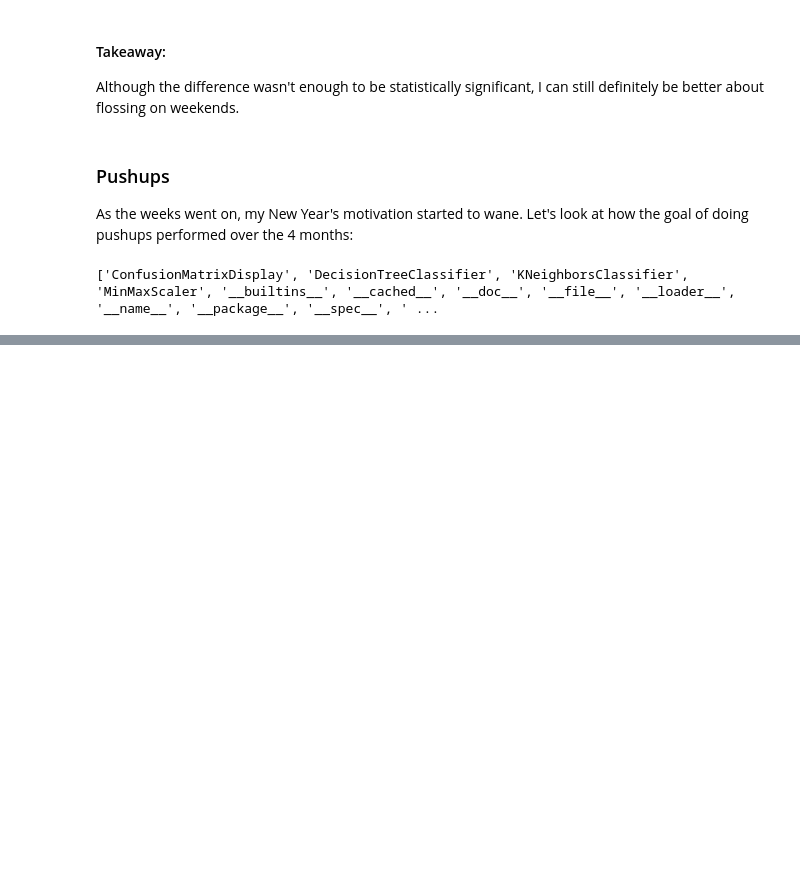
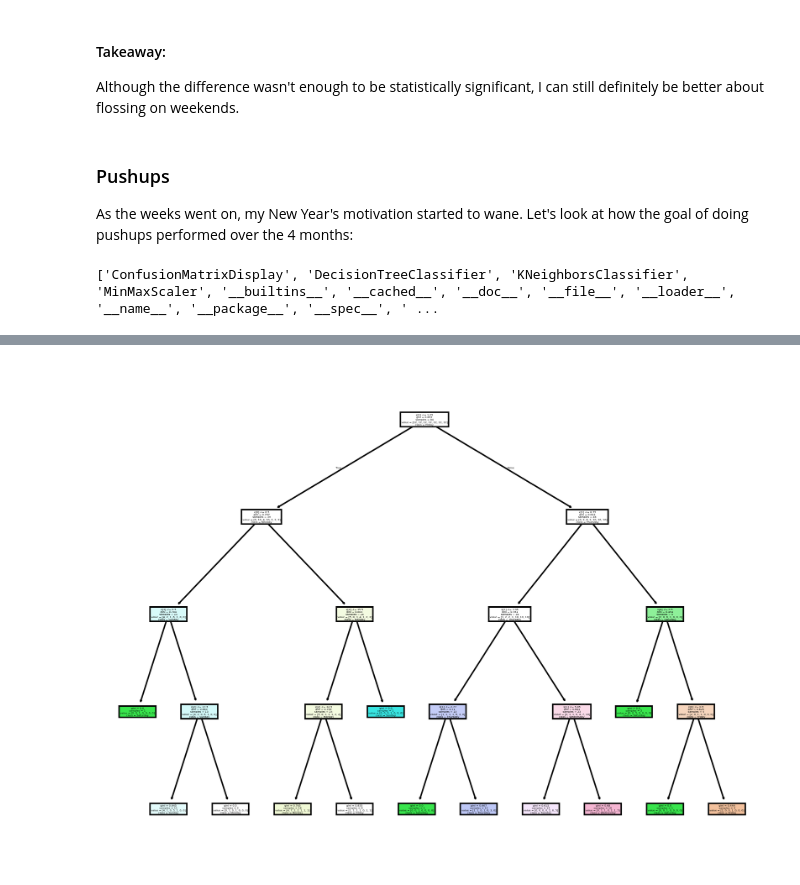
Before and after one commit to CharlieRing4/CPSC222FinalProject, a Jupyter notebook: QuantifiedSelfEDA.ipynb, the cells around one changed output, grey strips where cells are left out. Cells and saved outputs as stored; diff of their text form; code cells hidden in the pictures; blank space fills up the shorter version.

```diff
--- a/QuantifiedSelfEDA.ipynb
+++ b/QuantifiedSelfEDA.ipynb
@@ -202,0 +243,4 @@ utilities.decision_tree(merged_df)
+# %%
+utilities.decision_tree_disp(tree)
+# %% [output]
+[figure, added]
```
Also changed, not shown: parts of 14 cells of this notebook, 2 other files.
